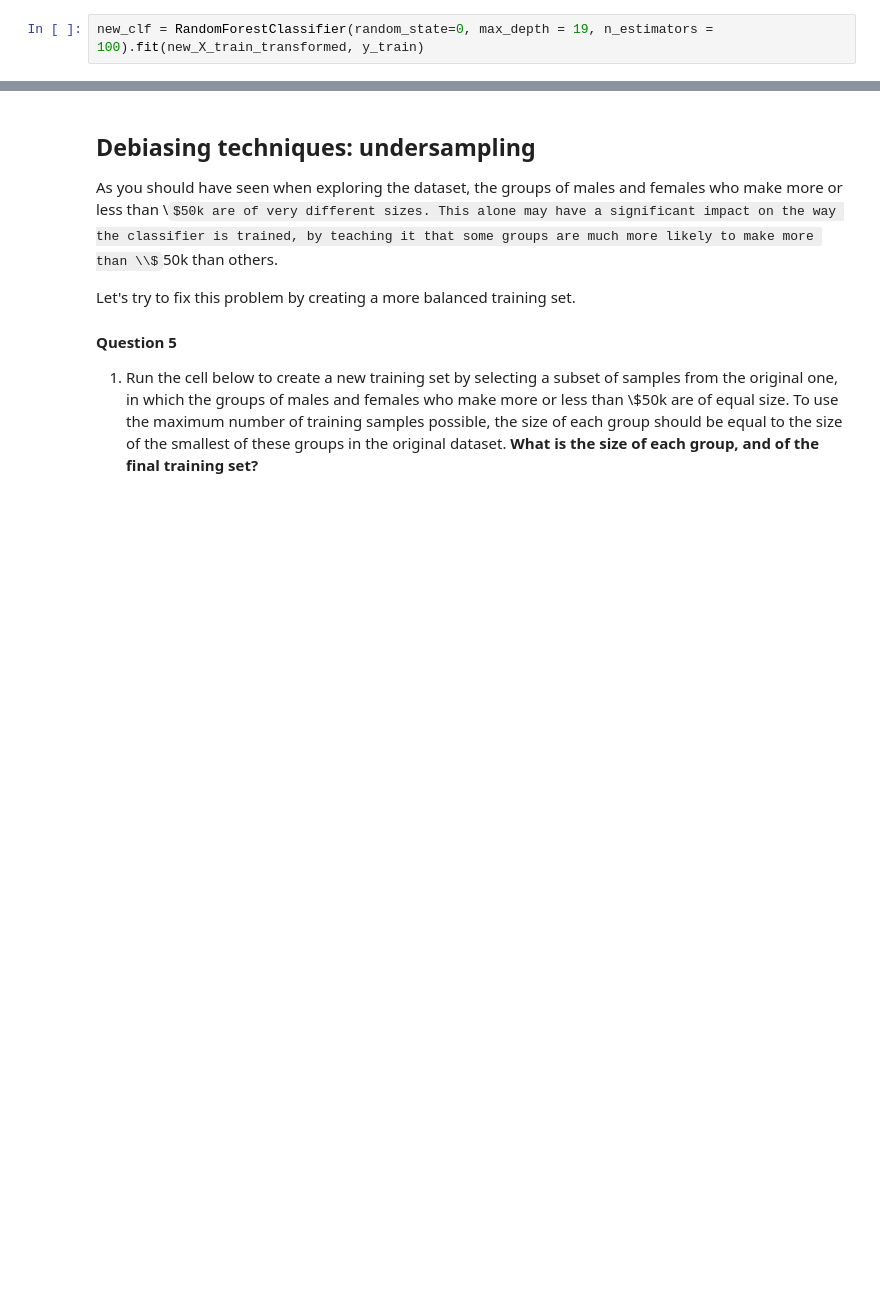
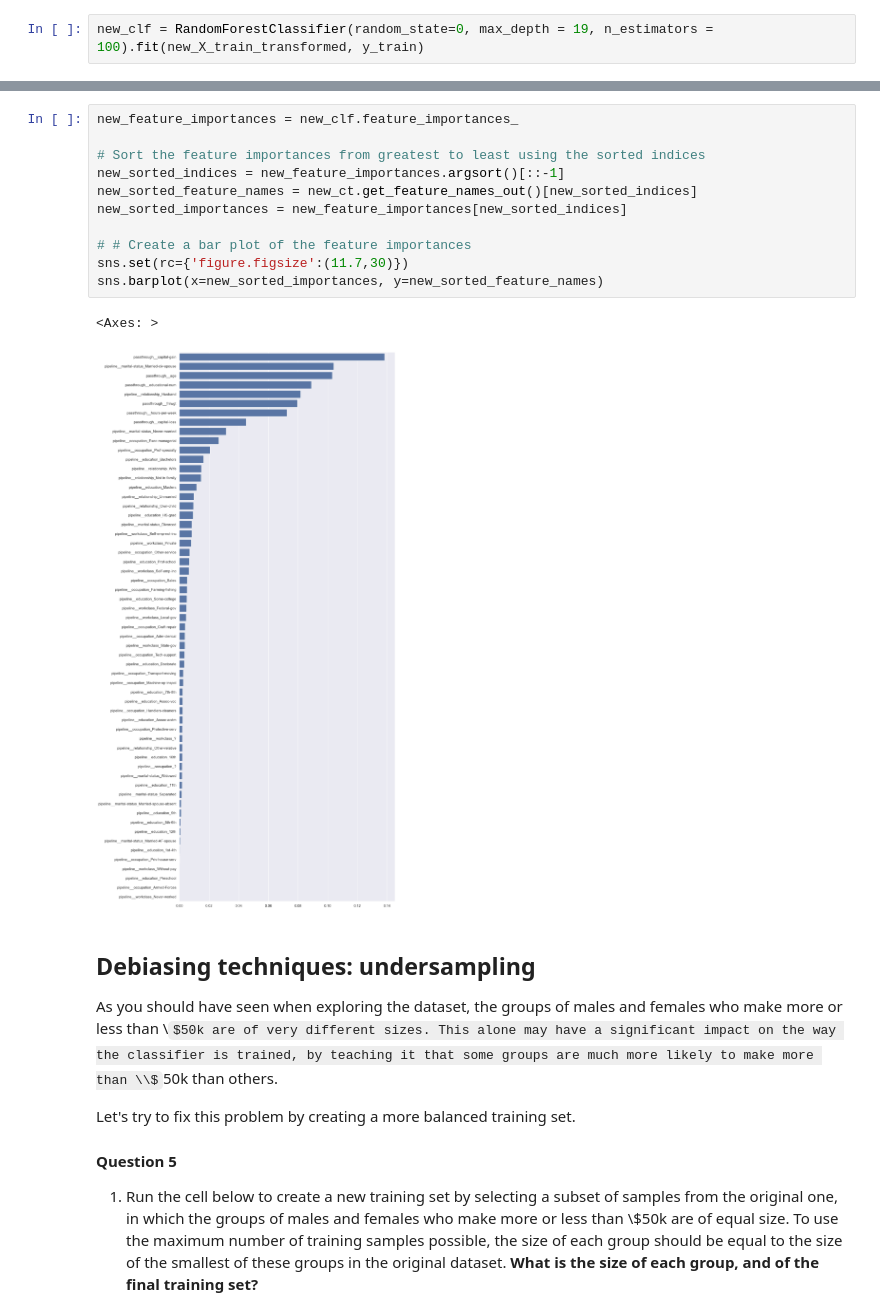
Before and after one commit to wsl0917/DSCI430_module2_assignment, a Jupyter notebook: Module 4 Assignment-1.ipynb, the cells around one changed output, grey strips where cells are left out. Drawn from its saved outputs; the diff is of its cells as text; some formulas as TeX source; blank space fills up the shorter version.

```diff
--- a/Module 4 Assignment-1.ipynb
+++ b/Module 4 Assignment-1.ipynb
@@ -385,3 +392,17 @@ results_df
+# %%
+new_feature_importances = new_clf.feature_importances_
+
+# Sort the feature importances from greatest to least using the sorted indices
+new_sorted_indices = new_feature_importances.argsort()[::-1]
+new_sorted_feature_names = new_ct.get_feature_names_out()[new_sorted_indices]
+new_sorted_importances = new_feature_importances[new_sorted_indices]
+
+# # Create a bar plot of the feature importances
+sns.set(rc={'figure.figsize':(11.7,30)})
+sns.barplot(x=new_sorted_importances, y=new_sorted_feature_names)
+# %% [output]
+<Axes: >
+[figure, added]
 # %% [markdown]
 ## Debiasing techniques: undersampling
 
```
Also changed, not shown: parts of 1 cell of this notebook.
